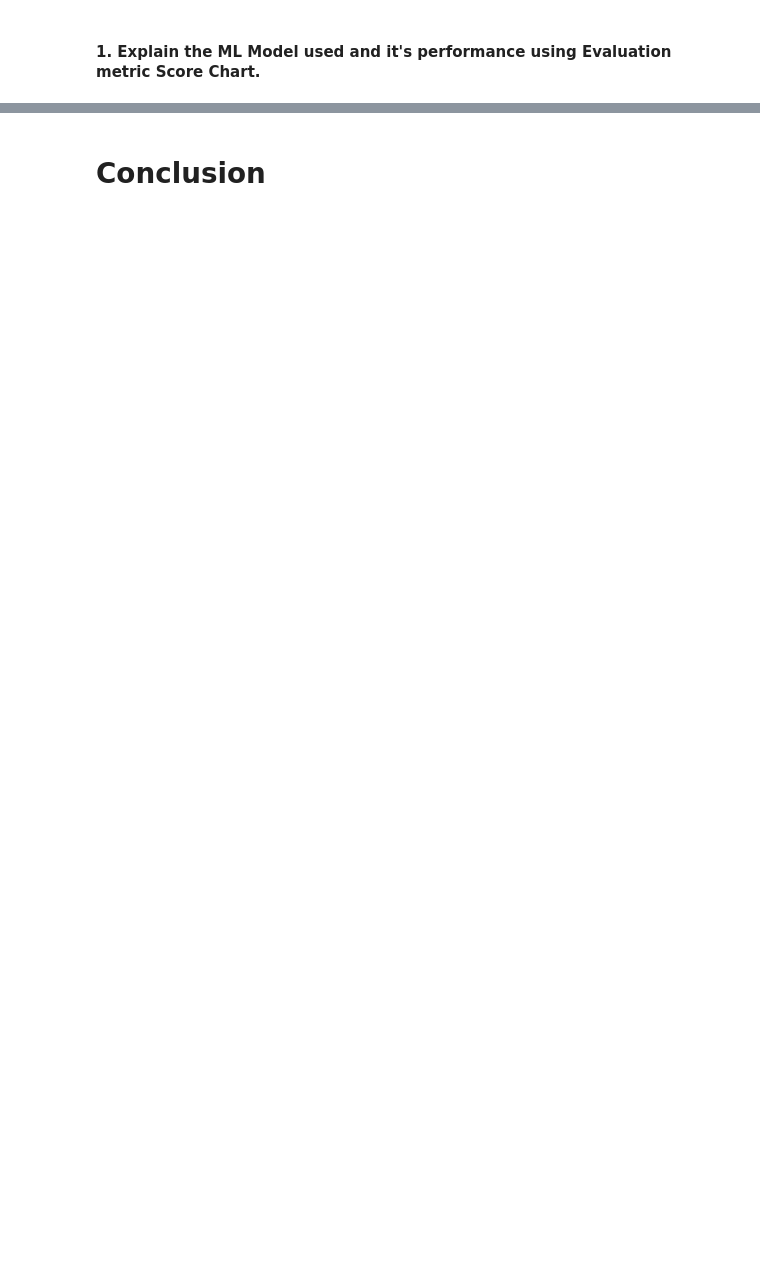
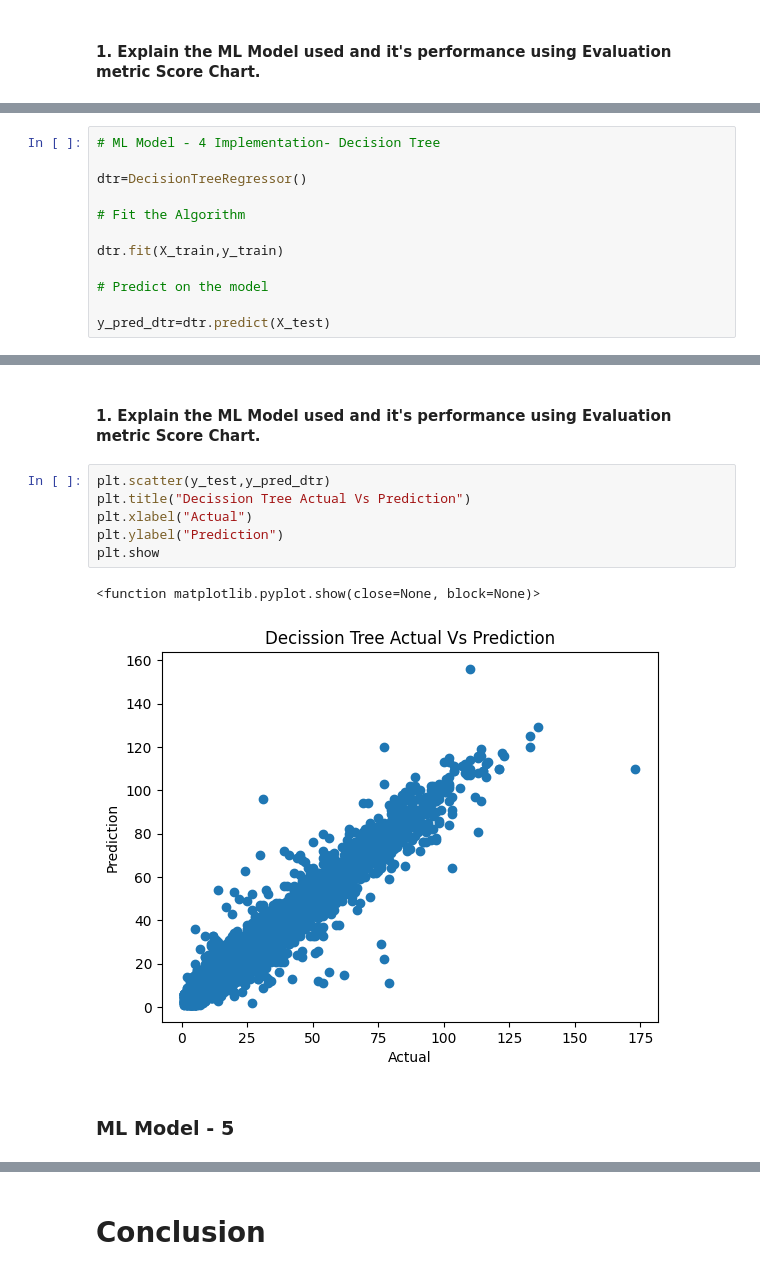
Before and after one commit to Mostaqul143/Upskill-Campas, a Jupyter notebook: Traffic Prediction.ipynb, the cells around one changed output, grey strips where cells are left out. Drawn from its saved outputs; the diff is of its cells as text; blank space fills up the shorter version.

```diff
--- a/Traffic Prediction.ipynb
+++ b/Traffic Prediction.ipynb
@@ -629,0 +750,12 @@ Answer Here.
+# %%
+# ML Model - 4 Implementation- Decision Tree
+
+dtr=DecisionTreeRegressor()
+
+# Fit the Algorithm
+
+dtr.fit(X_train,y_train)
+
+# Predict on the model
+
+y_pred_dtr=dtr.predict(X_test)
@@ -630 +781,14 @@ Answer Here.
+# %% [markdown]
+#### 1. Explain the ML Model used and it's performance using Evaluation metric Score Chart.
+# %%
+plt.scatter(y_test,y_pred_dtr)
+plt.title("Decission Tree Actual Vs Prediction")
+plt.xlabel("Actual")
+plt.ylabel("Prediction")
+plt.show
+# %% [output]
+<function matplotlib.pyplot.show(close=None, block=None)>
+[figure, added]
+# %% [markdown]
+### ML Model - 5
 # %%
```
Also changed, not shown: parts of 91 cells of this notebook.
